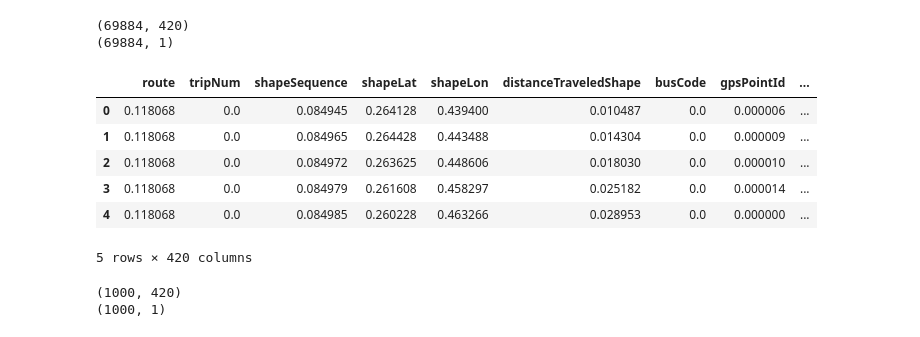
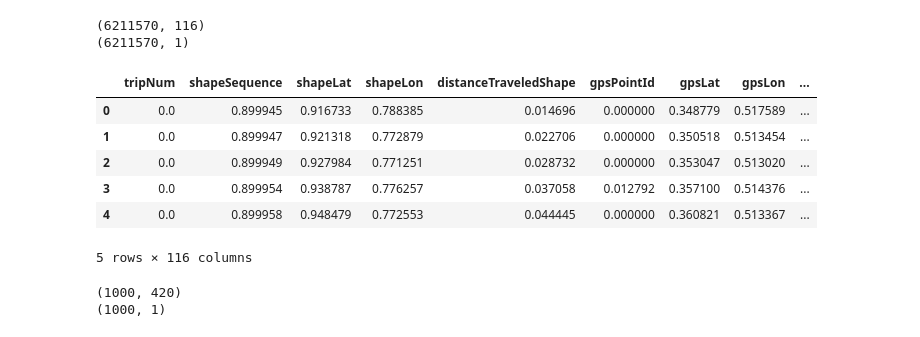
Before and after one commit to veruskasantos/INESProject, a Jupyter notebook: workspace/Model Prediction/Testing models/Ensemble/Ensemble_method.ipynb, the cells around one changed output. Drawn from its saved outputs; the diff is of its cells as text; code cells hidden in the pictures.

Commit message:
Running Ensemble with Curitiba data

```diff
--- a/workspace/Model Prediction/Testing models/Ensemble/Ensemble_method.ipynb
+++ b/workspace/Model Prediction/Testing models/Ensemble/Ensemble_method.ipynb
@@ -23,23 +23,25 @@ import seaborn as sns
 import time
 # %%
-data_path = '../../data/output/normalized_data_X_5p.csv'
-y_path = '../../data/output/y_5p.csv'
+city = 'Curitiba'
+
+data_path = '../../data/output/' + city + '/normalized_data_X_FE.csv'
+y_path = '../../data/output/' + city + '/y_FE.csv'
 
 data = pd.read_csv(data_path)
 y = pd.read_csv(y_path)
 print(data.shape)
 print(y.shape)
 data.head()
 # %% [output]
-(69884, 420)
-(69884, 1)
+(6211570, 116)
+(6211570, 1)
-|  | route | tripNum | shapeSequence | shapeLat | shapeLon | distanceTraveledShape | busCode | gpsPointId | ... |
-| 0 | 0.118068 | 0.0 | 0.084945 | 0.264128 | 0.439400 | 0.010487 | 0.0 | 0.000006 | ... |
-| 1 | 0.118068 | 0.0 | 0.084965 | 0.264428 | 0.443488 | 0.014304 | 0.0 | 0.000009 | ... |
-| 2 | 0.118068 | 0.0 | 0.084972 | 0.263625 | 0.448606 | 0.018030 | 0.0 | 0.000010 | ... |
-| 3 | 0.118068 | 0.0 | 0.084979 | 0.261608 | 0.458297 | 0.025182 | 0.0 | 0.000014 | ... |
-| 4 | 0.118068 | 0.0 | 0.084985 | 0.260228 | 0.463266 | 0.028953 | 0.0 | 0.000000 | ... |
+|  | tripNum | shapeSequence | shapeLat | shapeLon | distanceTraveledShape | gpsPointId | gpsLat | gpsLon | ... |
+| 0 | 0.0 | 0.899945 | 0.916733 | 0.788385 | 0.014696 | 0.000000 | 0.348779 | 0.517589 | ... |
+| 1 | 0.0 | 0.899947 | 0.921318 | 0.772879 | 0.022706 | 0.000000 | 0.350518 | 0.513454 | ... |
+| 2 | 0.0 | 0.899949 | 0.927984 | 0.771251 | 0.028732 | 0.000000 | 0.353047 | 0.513020 | ... |
+| 3 | 0.0 | 0.899954 | 0.938787 | 0.776257 | 0.037058 | 0.012792 | 0.357100 | 0.514376 | ... |
+| 4 | 0.0 | 0.899958 | 0.948479 | 0.772553 | 0.044445 | 0.000000 | 0.360821 | 0.513367 | ... |
-5 rows × 420 columns
+5 rows × 116 columns
 # %%
 # FILTERING HIGHER HEADWAYS (2% of the data)
 # two_hours = 120
```
Also changed, not shown: parts of 3 cells of this notebook.
